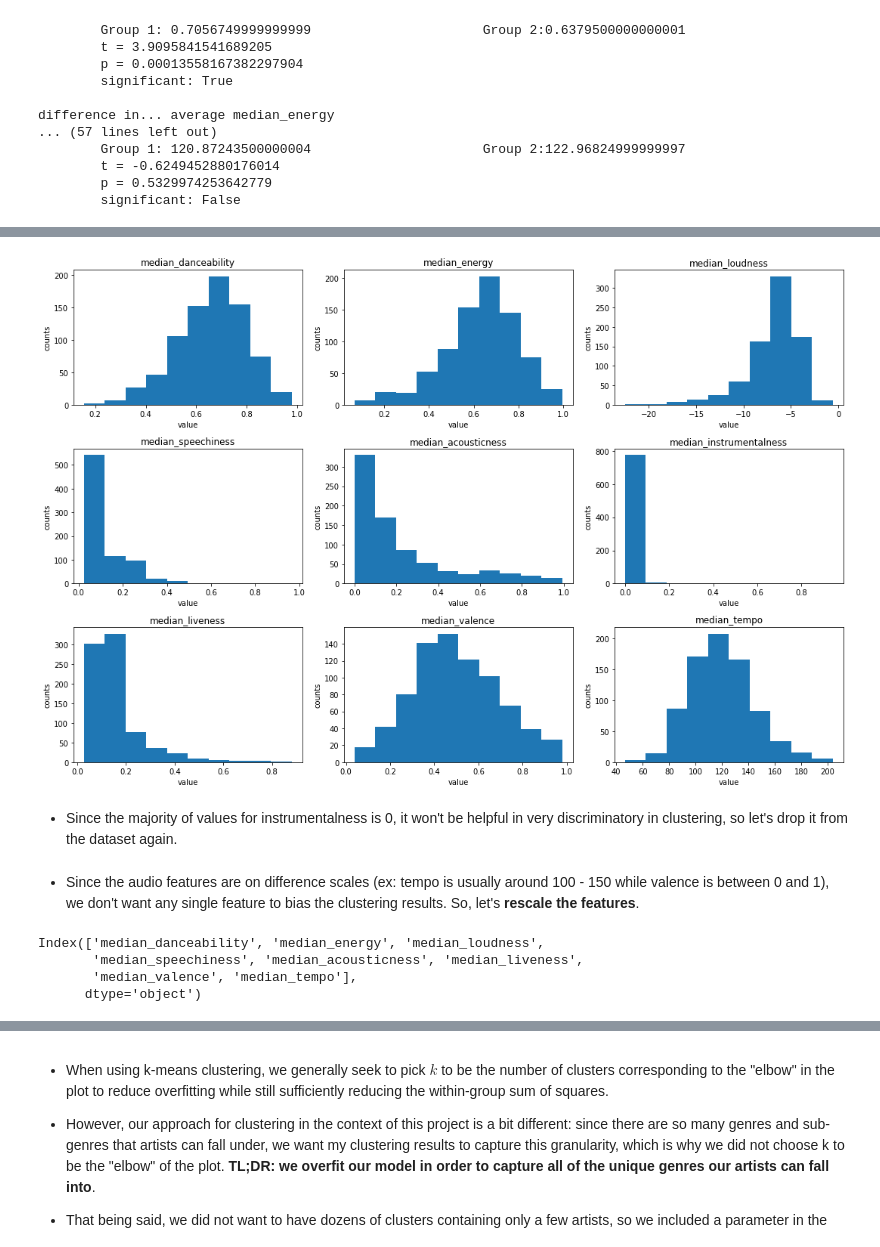
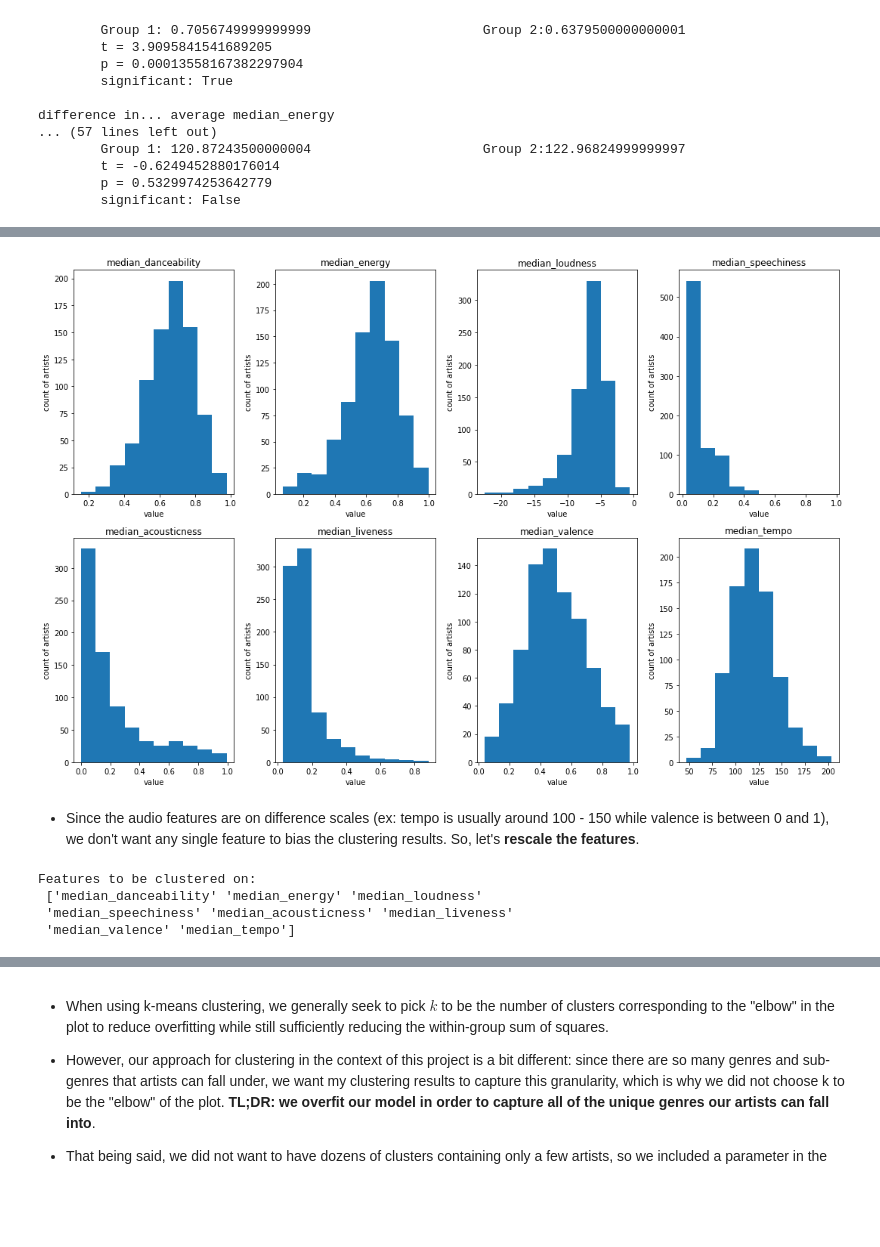
Before and after one commit to chriscc447/info2950_final, a Jupyter notebook: draft_final.ipynb, the cells around one changed output, grey strips where cells are left out. Saved outputs shown, nothing was run; the diff lists cells and outputs as text; code cells hidden in the pictures; blank space fills up the shorter version.

```diff
--- a/draft_final.ipynb
+++ b/draft_final.ipynb
@@ -592,17 +590,15 @@ difference in... average median_energy
 # %%
-fig, axes = plt.subplots(nrows=3, ncols=3, figsize = (15,10)) # 3x3 grid of distribution of median values for each feature by artist
+fig, axes = plt.subplots(nrows=2, ncols=4, figsize = (15,10)) # 3x3 grid of distribution of median values for each feature by artist
 
 for i, ax in enumerate(axes.flat):
     col = "median_" + cont_cols[i]
     ax.set_title(col)
     ax.hist(df_artist[col])
     ax.set_xlabel('value')
     ax.set_ylabel('count of artists')
 
 fig.tight_layout()
 
 plt.show()
 # %% [output]
-[figure, old version]
+[figure, new version]
-# %% [markdown]
-* Since the majority of values for instrumentalness is 0, it won't be helpful in very discriminatory in clustering, so let's drop it from the dataset again.
@@ -612,12 +606,12 @@ df_artist.drop(columns = ['median_instrumentalness'], inplace = True) # drop ins
 * Since the audio features are on difference scales (ex: tempo is usually around 100 - 150 while valence is between 0 and 1), we don't want any single feature to bias the clustering results. So, let's __rescale the features__.
 # %%
 cluster_cols = df_artist.columns[2:]
-print('Features to be clustered on:', cluster_cols)
+print('Features to be clustered on:\n', cluster_cols.values)
 # %% [output]
-Index(['median_danceability', 'median_energy', 'median_loudness',
-       'median_speechiness', 'median_acousticness', 'median_liveness',
-       'median_valence', 'median_tempo'],
-      dtype='object')
+Features to be clustered on:
+ ['median_danceability' 'median_energy' 'median_loudness'
+ 'median_speechiness' 'median_acousticness' 'median_liveness'
+ 'median_valence' 'median_tempo']
 # %%
 X = df_artist[cluster_cols] # values to be clustered on
 # %% [markdown]
```
Also changed, not shown: parts of 123 cells of this notebook.
